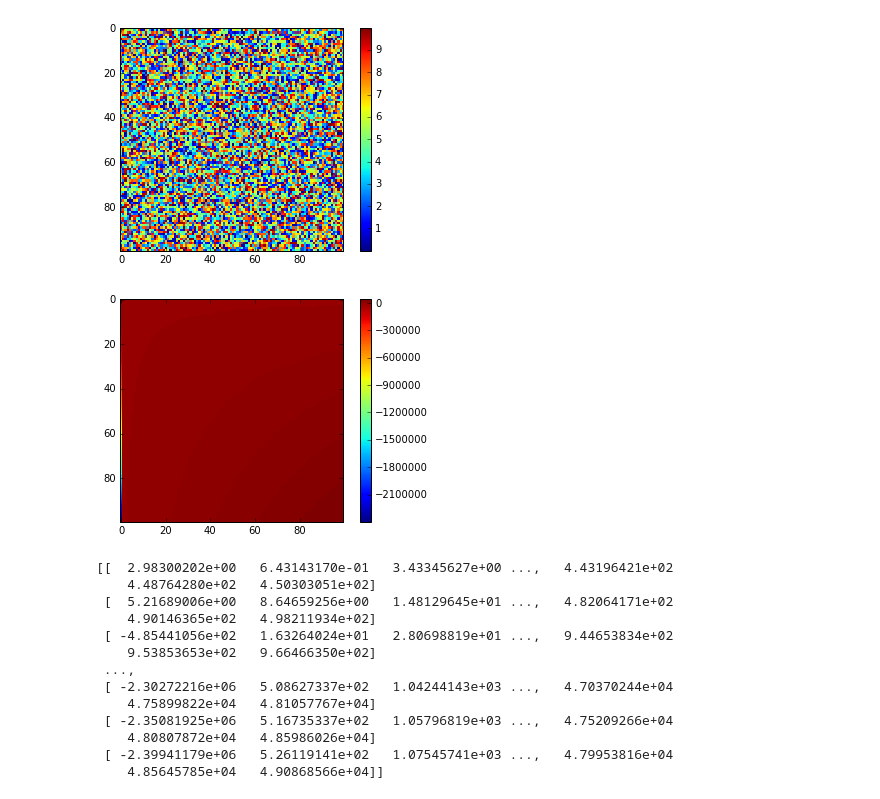
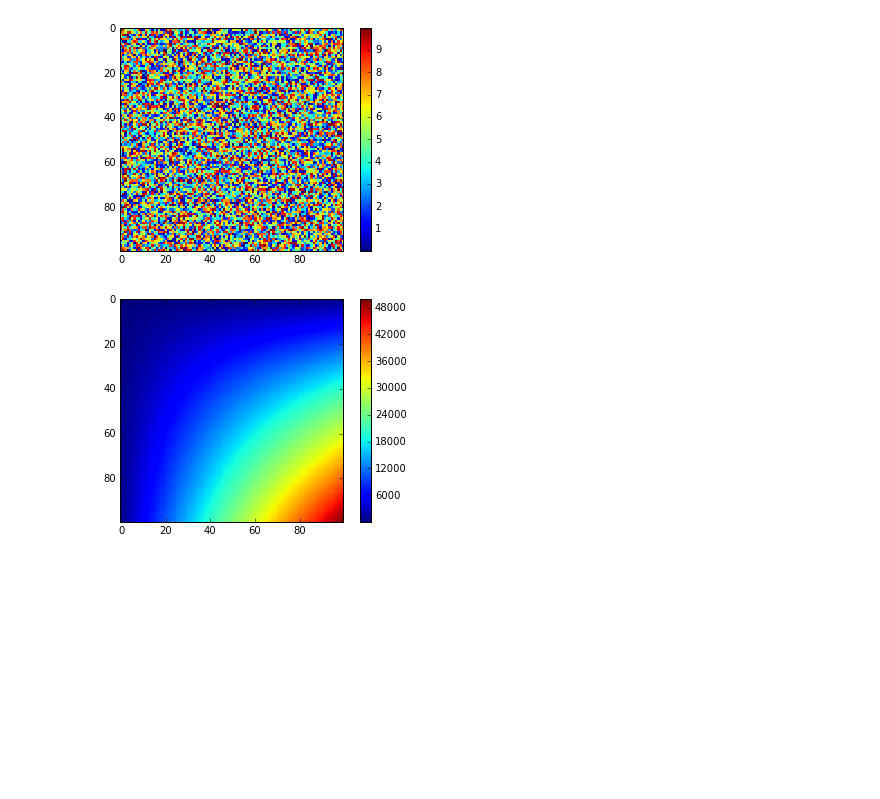
Before and after one commit to peteflorence/analysis-nanomap, a Jupyter notebook: Integral image.ipynb, the cells around one changed output. Saved outputs shown, nothing was run; the diff lists cells and outputs as text; code cells hidden in the pictures; blank space fills up the shorter version.

Commit message:
nonzero image

```diff
--- a/Integral image.ipynb
+++ b/Integral image.ipynb
@@ -33,42 +33,28 @@ show_image(image)
 # %%
 def compute_integral_image(image):
     int_image = image * 0.0;
     for i, rowval in enumerate(image):
         for j, val in enumerate(rowval):
             ## top left case
-            if (i==1 and j==1):
+            if (i==0 and j==0):
                 int_image[i,j] = image[i,j]
                 continue
             ## top case
-            if (i==1):
+            if (i==0):
                 int_image[i,j] = image[i,j] + int_image[i,j-1]
                 continue
 
             ## left case
-            if (j==1):
+            if (j==0):
                 int_image[i,j] = image[i,j] + int_image[i-1,j]
                 continue
 
             ## normal
             int_image[i,j] = image[i,j] - int_image[i-1,j-1] + int_image[i,j-1] + int_image[i-1,j]
 
     return int_image
 
 int_image = compute_integral_image(image)
 show_image(int_image)
-print int_image
 # %% [output]
-[figure, old version]
+[figure, new version]
-[[  2.98300202e+00   6.43143170e-01   3.43345627e+00 ...,   4.43196421e+02
-    4.48764280e+02   4.50303051e+02]
- [  5.21689006e+00   8.64659256e+00   1.48129645e+01 ...,   4.82064171e+02
-    4.90146365e+02   4.98211934e+02]
- [ -4.85441056e+02   1.63264024e+01   2.80698819e+01 ...,   9.44653834e+02
-    9.53853653e+02   9.66466350e+02]
- ...,
- [ -2.30272216e+06   5.08627337e+02   1.04244143e+03 ...,   4.70370244e+04
-    4.75899822e+04   4.81057767e+04]
- [ -2.35081925e+06   5.16735337e+02   1.05796819e+03 ...,   4.75209266e+04
-    4.80807872e+04   4.85986026e+04]
- [ -2.39941179e+06   5.26119141e+02   1.07545741e+03 ...,   4.79953816e+04
-    4.85645785e+04   4.90868566e+04]]
```
Also changed, not shown: parts of 1 cell of this notebook.
